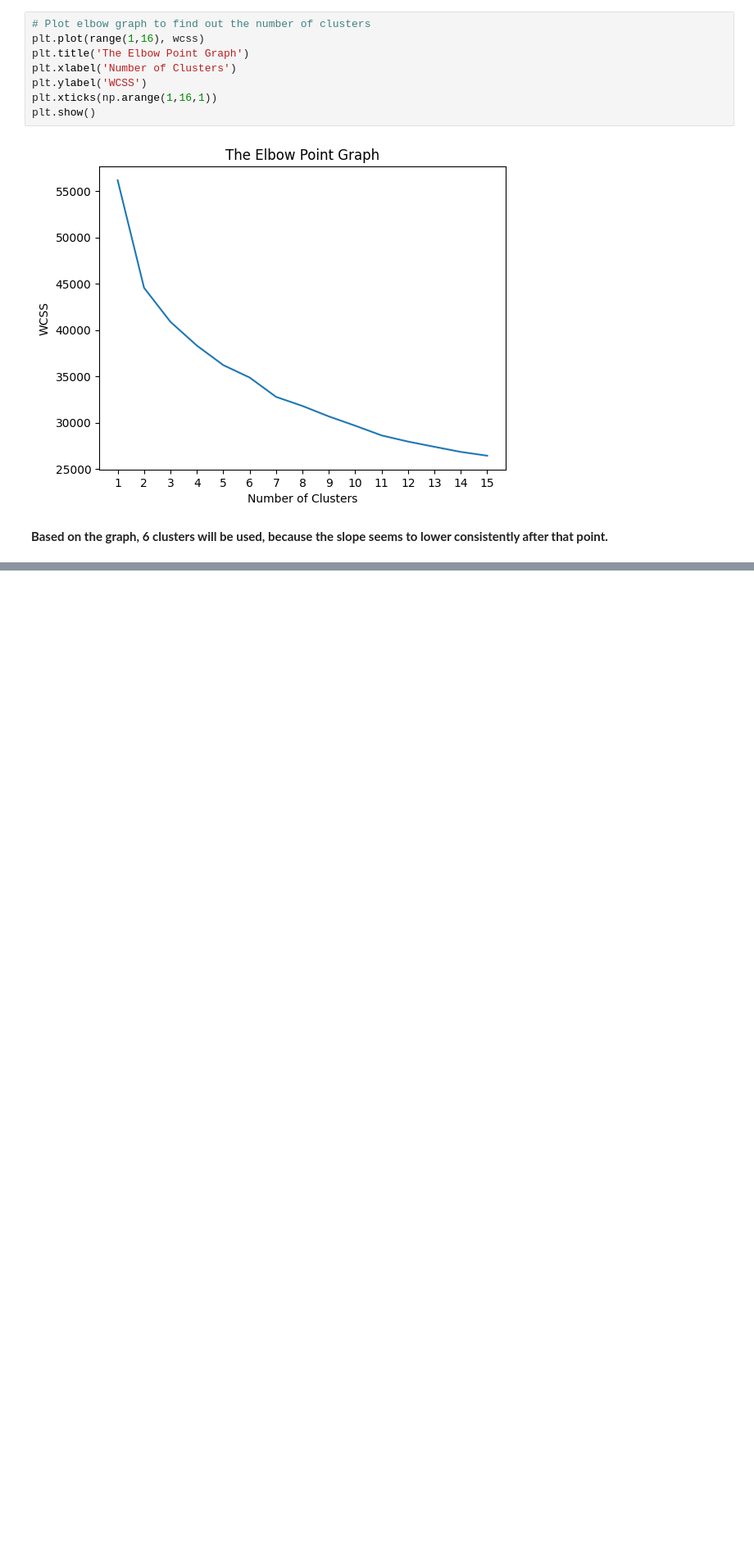
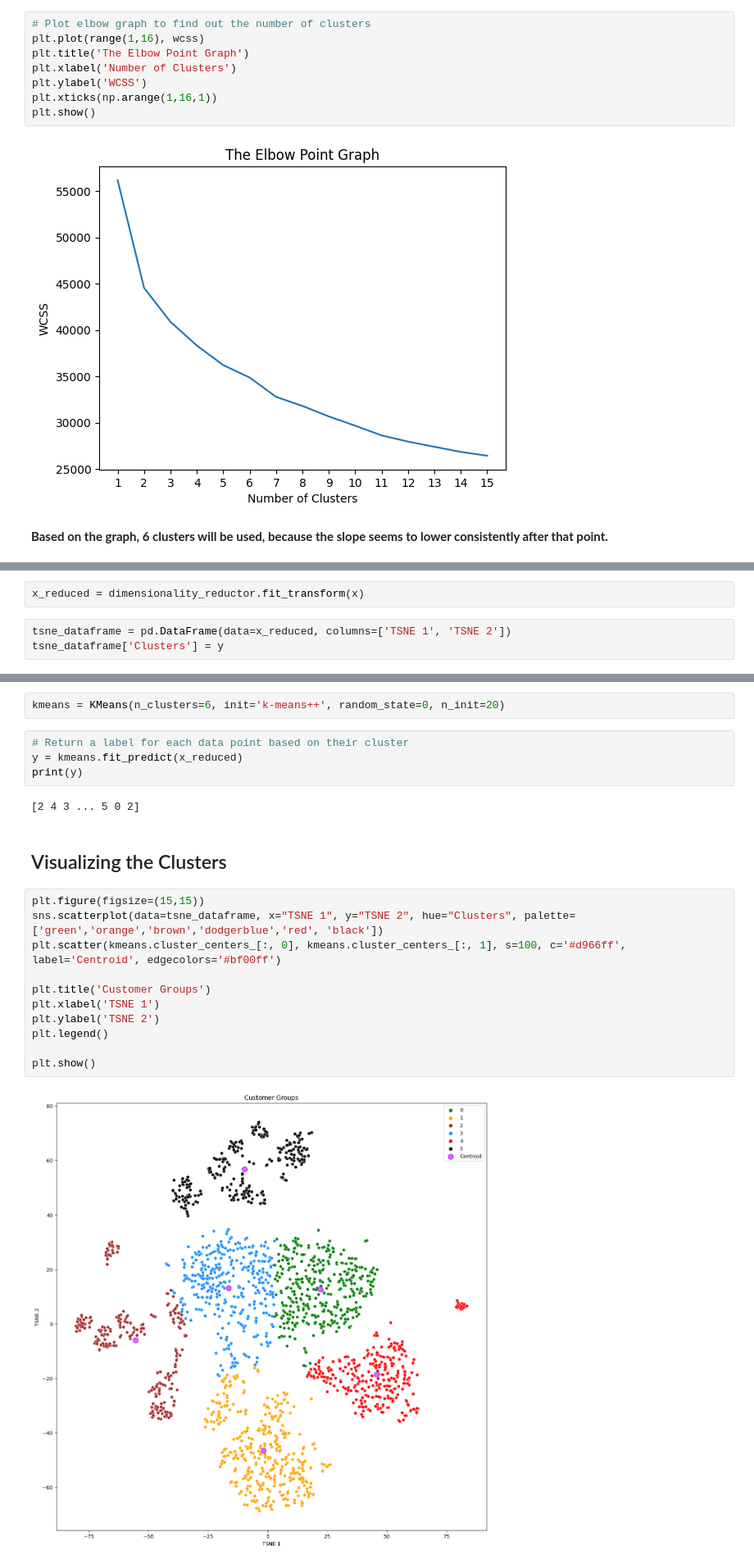
Before and after one commit to Luciano-C/Customer-Personality-Analysis, a Jupyter notebook: Customer_Personality_Analysis.ipynb, the cells around one changed output, grey strips where cells are left out. Shown at 82% size. Drawn from its saved outputs; the diff is of its cells as text; blank space fills up the shorter version.

Commit message:
Dimensionality reduction and visualization

```diff
--- a/Customer_Personality_Analysis.ipynb
+++ b/Customer_Personality_Analysis.ipynb
@@ -822,0 +831,5 @@ plt.show()
+# %%
+x_reduced = dimensionality_reductor.fit_transform(x)
+# %%
+tsne_dataframe = pd.DataFrame(data=x_reduced, columns=['TSNE 1', 'TSNE 2'])
+tsne_dataframe['Clusters'] = y
@@ -822,0 +856,23 @@ plt.show()
+# %%
+kmeans = KMeans(n_clusters=6, init='k-means++', random_state=0, n_init=20)
+# %%
+# Return a label for each data point based on their cluster
+y = kmeans.fit_predict(x_reduced)
+print(y)
+# %% [output]
+[2 4 3 ... 5 0 2]
+# %% [markdown]
+## Visualizing the Clusters
+# %%
+plt.figure(figsize=(15,15))
+sns.scatterplot(data=tsne_dataframe, x="TSNE 1", y="TSNE 2", hue="Clusters", palette=['green','orange','brown','dodgerblue','red', 'black'])
+plt.scatter(kmeans.cluster_centers_[:, 0], kmeans.cluster_centers_[:, 1], s=100, c='#d966ff', label='Centroid', edgecolors='#bf00ff')
+
+plt.title('Customer Groups')
+plt.xlabel('TSNE 1')
+plt.ylabel('TSNE 2')
+plt.legend()
+
+plt.show()
+# %% [output]
+[figure, added]
```
Also changed, not shown: parts of 8 cells of this notebook.
